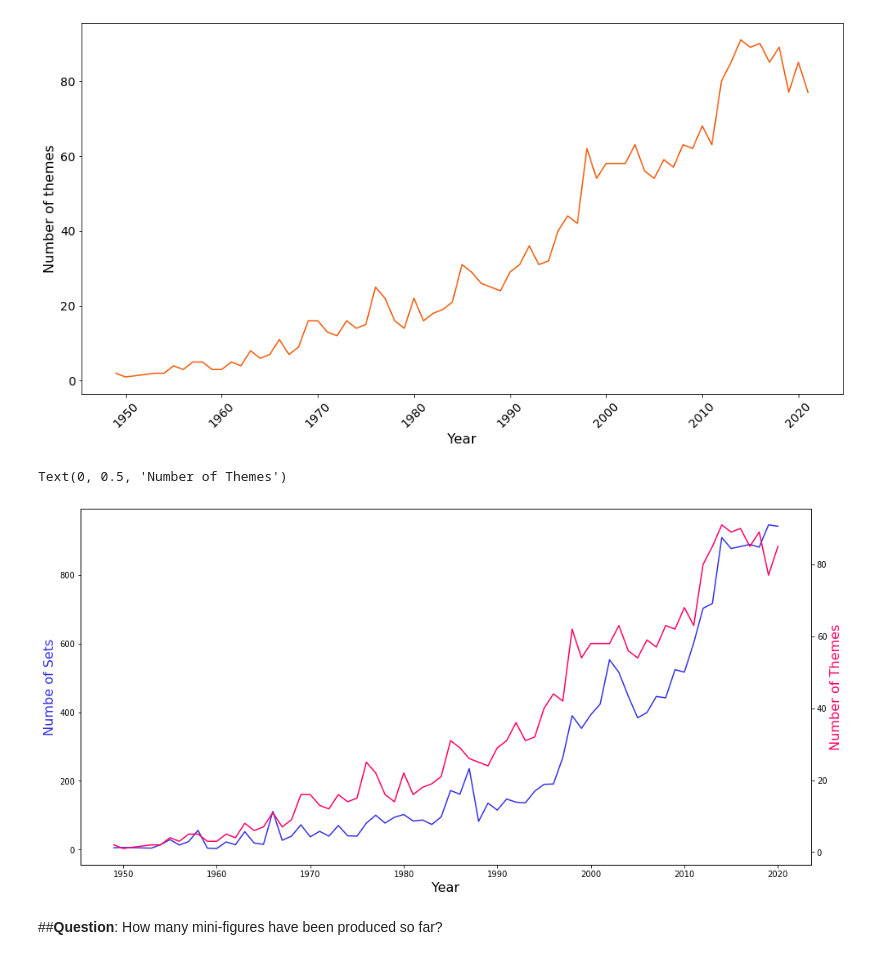
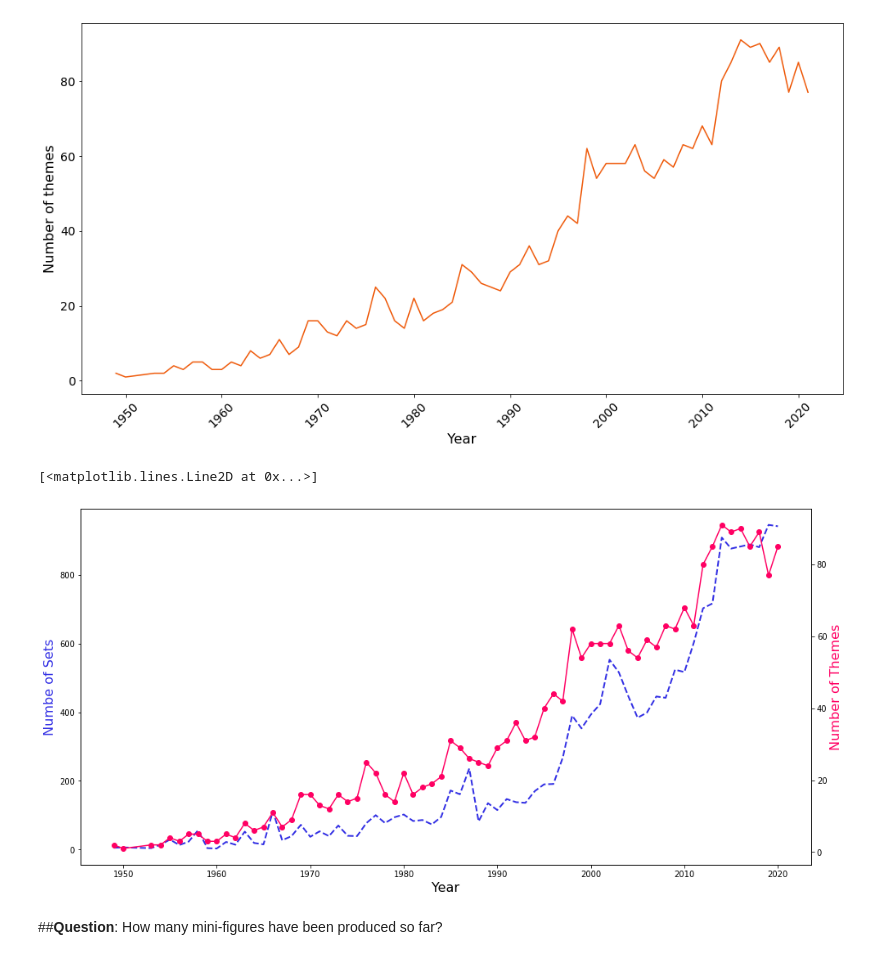
Before and after one commit to MPoblocka/Data-science, a Jupyter notebook: LEGO/LEGO_data_analysis.ipynb, the cells around one changed output. Drawn from its saved outputs; the diff is of its cells as text; code cells hidden in the pictures.

```diff
--- a/LEGO/LEGO_data_analysis.ipynb
+++ b/LEGO/LEGO_data_analysis.ipynb
@@ -191,16 +192,17 @@ plt.plot(themes_by_year.index[:-1], themes_by_year['nr_themes'][:-1], color="#EF
 # %%
 plt.figure(figsize=(16,8))
 ax1=plt.gca()
 ax2=ax1.twinx()
-ax1.plot(sets_by_year.index[:-2],sets_by_year.set_num[:-2],color='#3330E4')
-ax2.plot(themes_by_year.index[:-2],themes_by_year.nr_themes[:-2],color='#FF0063')
 
 ax1.set_xlabel('Year',fontsize=16)
 ax1.set_ylabel('Numbe of Sets', color='#3330E4',fontsize=16)
 ax2.set_ylabel('Number of Themes', color='#FF0063',fontsize=16)
+
+ax1.plot(sets_by_year.index[:-2],sets_by_year.set_num[:-2],color='#3330E4', linewidth=2,linestyle="--")
+ax2.plot(themes_by_year.index[:-2],themes_by_year.nr_themes[:-2],color='#FF0063', marker="o")
 # %% [output]
-Text(0, 0.5, 'Number of Themes')
+[<matplotlib.lines.Line2D at 0x...>]
-[figure, old version]
+[figure, new version]
 # %% [markdown]
 ##**Question**: How many mini-figures have been produced so far?
 # %%
```
Also changed, not shown: parts of 2 cells of this notebook.
